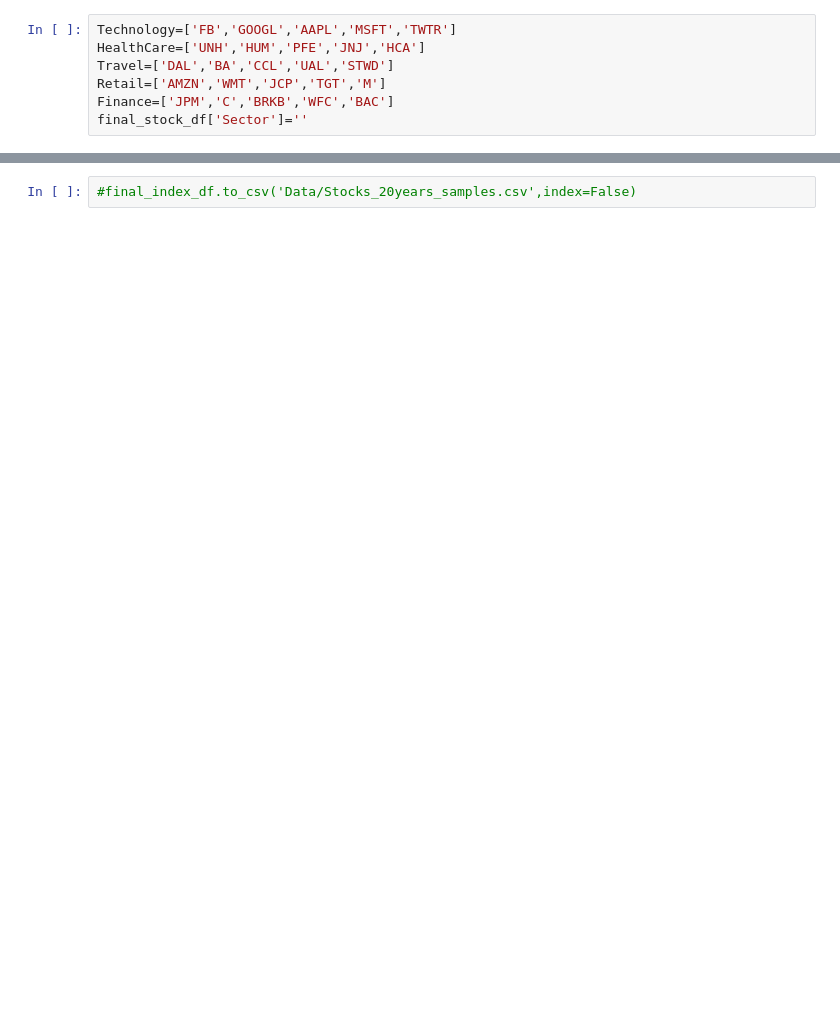
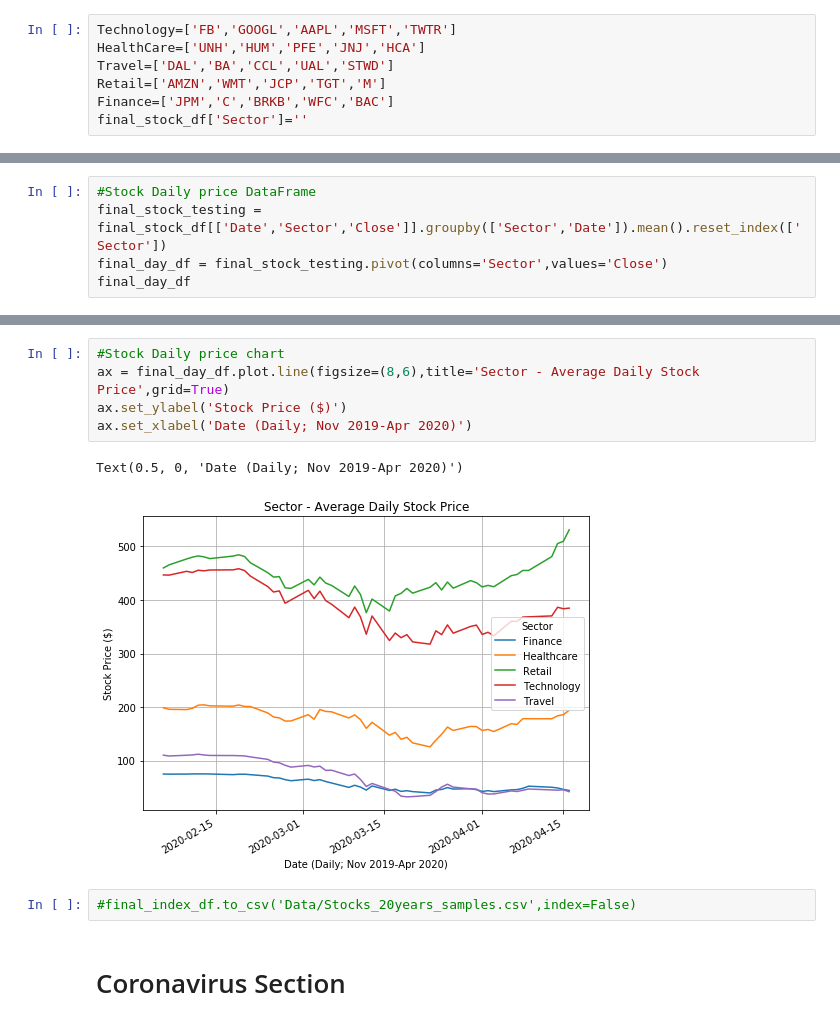
Before and after one commit to arohipant/WolfGang-Project-1, a Jupyter notebook: Project Files/Project.ipynb, the cells around one changed output, grey strips where cells are left out. Cells and saved outputs as stored; diff of their text form; blank space fills up the shorter version.

```diff
--- a/Project Files/Project.ipynb
+++ b/Project Files/Project.ipynb
@@ -136,0 +110,5 @@ final_final_df.head()
+# %%
+#Stock Daily price DataFrame
+final_stock_testing = final_stock_df[['Date','Sector','Close']].groupby(['Sector','Date']).mean().reset_index(['Sector'])
+final_day_df = final_stock_testing.pivot(columns='Sector',values='Close')
+final_day_df
@@ -144,2 +142,12 @@ Text(0.5, 0, 'Date (Weeks)')
+# %%
+#Stock Daily price chart
+ax = final_day_df.plot.line(figsize=(8,6),title='Sector - Average Daily Stock Price',grid=True)
+ax.set_ylabel('Stock Price ($)')
+ax.set_xlabel('Date (Daily; Nov 2019-Apr 2020)')
+# %% [output]
+Text(0.5, 0, 'Date (Daily; Nov 2019-Apr 2020)')
+[figure, added]
 # %%
 #final_index_df.to_csv('Data/Stocks_20years_samples.csv',index=False)
+# %% [markdown]
+# Coronavirus Section
```
Also changed, not shown: parts of 15 cells of this notebook, 1 other file.
